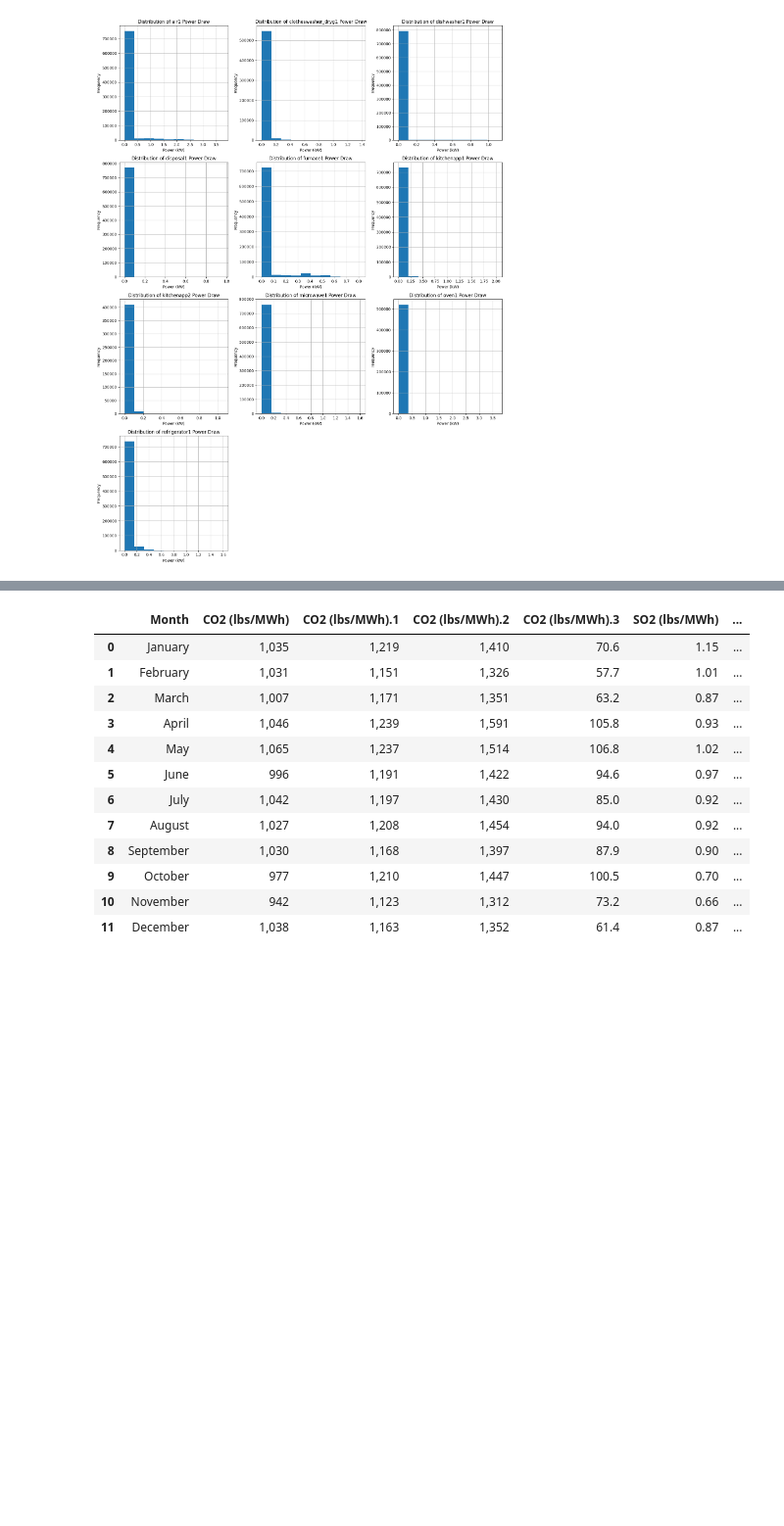
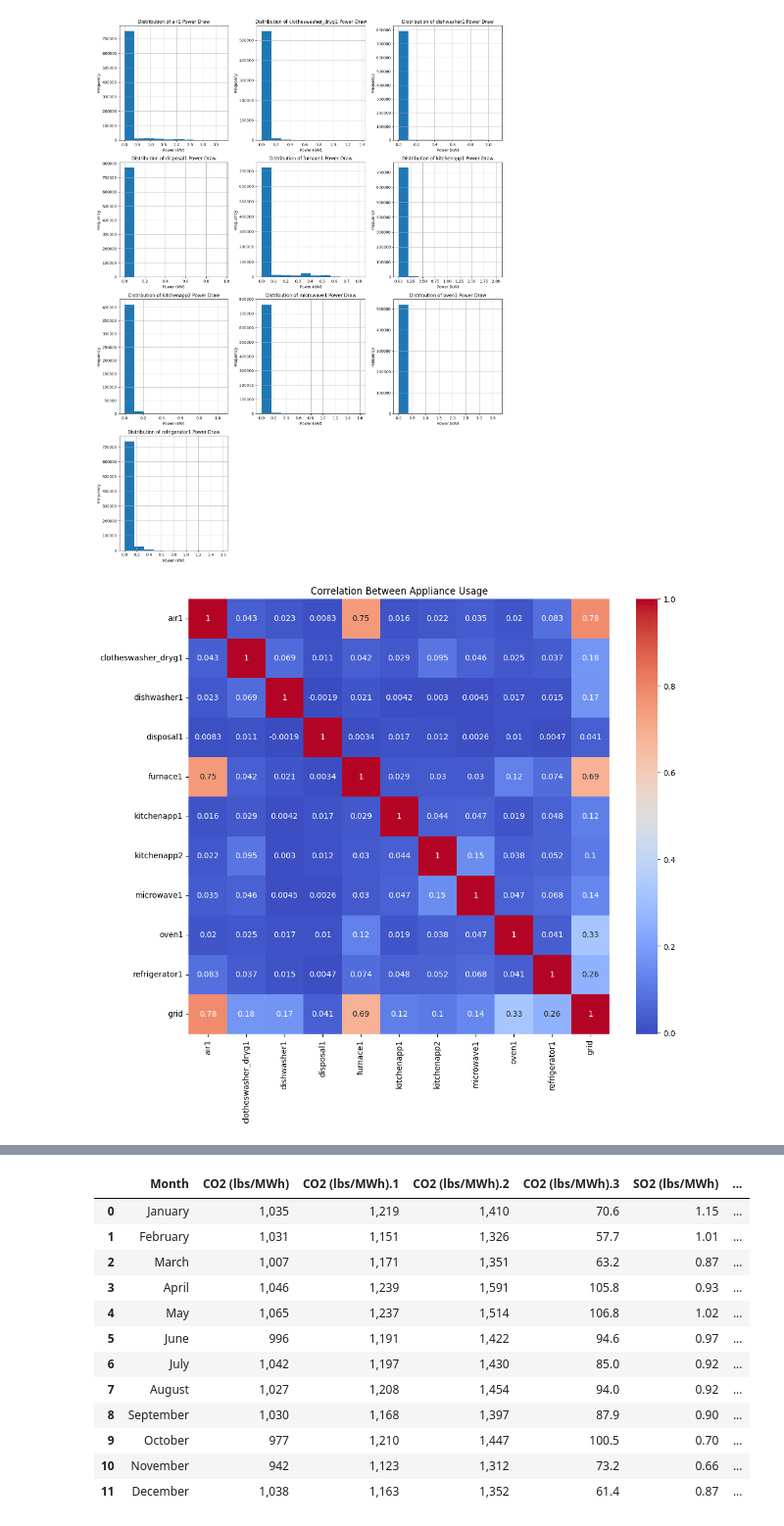
Before and after one commit to Wanghley/energy-nexus-smart-grid, a Jupyter notebook: notebooks/EDA_timeseries_Pecan.ipynb, the cells around one changed output, grey strips where cells are left out. Shown at 98% size. Drawn from its saved outputs; the diff is of its cells as text; code cells hidden in the pictures; blank space fills up the shorter version.

```diff
--- a/notebooks/EDA_timeseries_Pecan.ipynb
+++ b/notebooks/EDA_timeseries_Pecan.ipynb
@@ -391,3 +391,13 @@ plt.tight_layout()
 plt.show()
 # %% [output]
 [figure]
+# %%
+appliance_cols.append('grid')
+corr = df[appliance_cols].corr()
+
+plt.figure(figsize=(12, 10))
+sns.heatmap(corr, annot=True, cmap='coolwarm')
+plt.title("Correlation Between Appliance Usage")
+plt.show()
+# %% [output]
+[figure, added]
```
Also changed, not shown: parts of 15 cells of this notebook.
